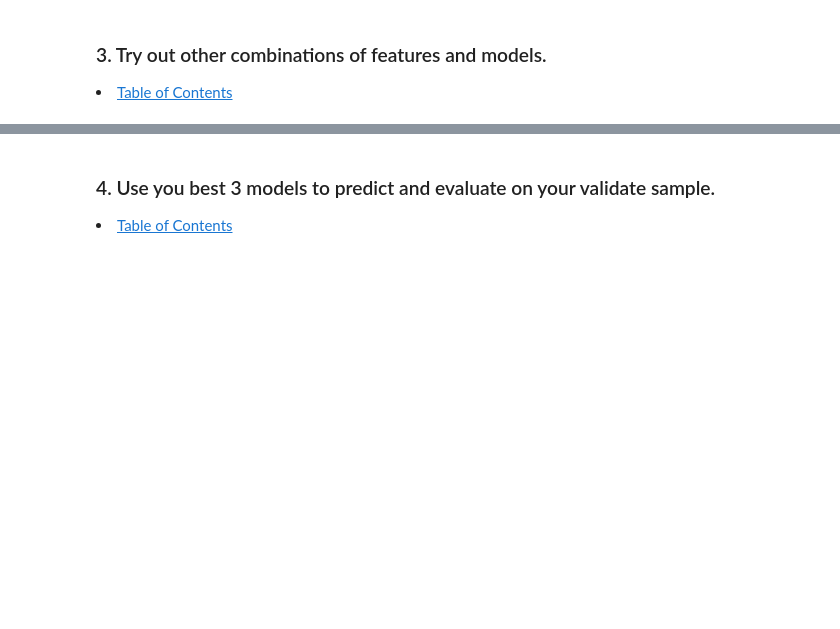
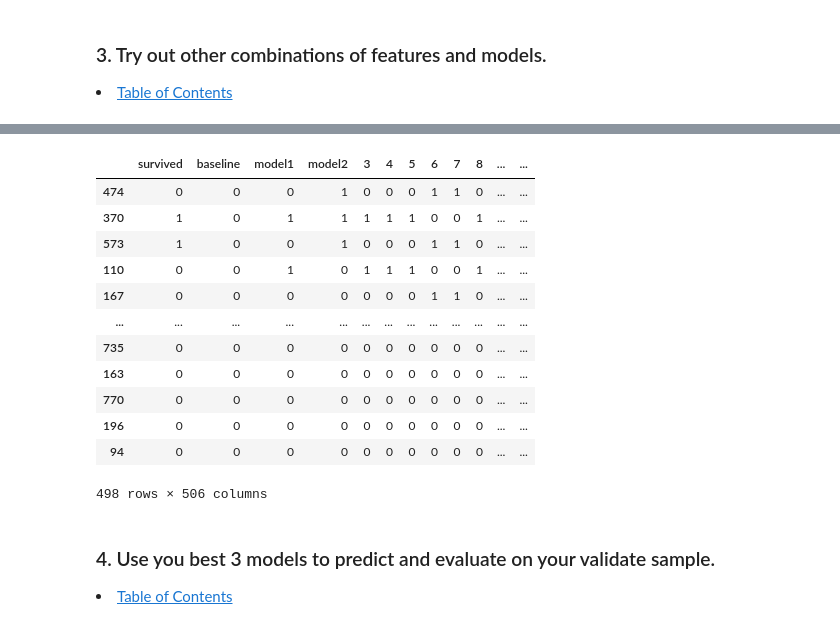
Before and after one commit to Jared-Wood135/classification-exercises, a Jupyter notebook: logistic_regression.ipynb, the cells around one changed output, grey strips where cells are left out. Saved outputs shown, nothing was run; the diff lists cells and outputs as text; code cells hidden in the pictures; blank space fills up the shorter version.

```diff
--- a/logistic_regression.ipynb
+++ b/logistic_regression.ipynb
@@ -47,0 +151,8 @@ In these exercises, we'll continue working with the titanic dataset and building
+# %%
+x_q2 = ['age', 'fare', 'pclass', 'sex_female', 'sex_male']
+x_q2_train = train[x_q2]
+# %%
+lr2 = LogisticRegression()
+lr2.fit(x_q2_train, y_train)
+model2 = lr2.predict(x_q2_train)
+train_models['model2'] = model2
@@ -49,3 +175,16 @@ In these exercises, we'll continue working with the titanic dataset and building
 <a id='Q3'></a>
 ### 3. Try out other combinations of features and models.
 <li><a href='#TableOfContents'>Table of Contents</a></li>
+# %%
+combos = []
+for i in range(2, len(x_cols) + 1):
+    combos += itertools.combinations(x_cols, i)
+combolist = [list(combo) for combo in combos]
+# %%
+modelnum = 2
+for x in combolist:
+    modelnum += 1
+    lr = LogisticRegression()
+    lr.fit(train[x], y_train)
+    model = lr.predict(train[x])
+    train_models[modelnum] = model
@@ -52,3 +285,19 @@ In these exercises, we'll continue working with the titanic dataset and building
+# %%
+train_models
+# %% [output]
+|  | survived | baseline | model1 | model2 | 3 | 4 | 5 | 6 | 7 | 8 | ... | ... |
+| 474 | 0 | 0 | 0 | 1 | 0 | 0 | 0 | 1 | 1 | 0 | ... | ... |
+| 370 | 1 | 0 | 1 | 1 | 1 | 1 | 1 | 0 | 0 | 1 | ... | ... |
+| 573 | 1 | 0 | 0 | 1 | 0 | 0 | 0 | 1 | 1 | 0 | ... | ... |
+| 110 | 0 | 0 | 1 | 0 | 1 | 1 | 1 | 0 | 0 | 1 | ... | ... |
+| 167 | 0 | 0 | 0 | 0 | 0 | 0 | 0 | 1 | 1 | 0 | ... | ... |
+| ... | ... | ... | ... | ... | ... | ... | ... | ... | ... | ... | ... | ... |
+| 735 | 0 | 0 | 0 | 0 | 0 | 0 | 0 | 0 | 0 | 0 | ... | ... |
+| 163 | 0 | 0 | 0 | 0 | 0 | 0 | 0 | 0 | 0 | 0 | ... | ... |
+| 770 | 0 | 0 | 0 | 0 | 0 | 0 | 0 | 0 | 0 | 0 | ... | ... |
+| 196 | 0 | 0 | 0 | 0 | 0 | 0 | 0 | 0 | 0 | 0 | ... | ... |
+| 94 | 0 | 0 | 0 | 0 | 0 | 0 | 0 | 0 | 0 | 0 | ... | ... |
+498 rows × 506 columns
 # %% [markdown]
 <a id='Q4'></a>
 ### 4. Use you best 3 models to predict and evaluate on your validate sample.
```
Also changed, not shown: parts of 26 cells of this notebook.
